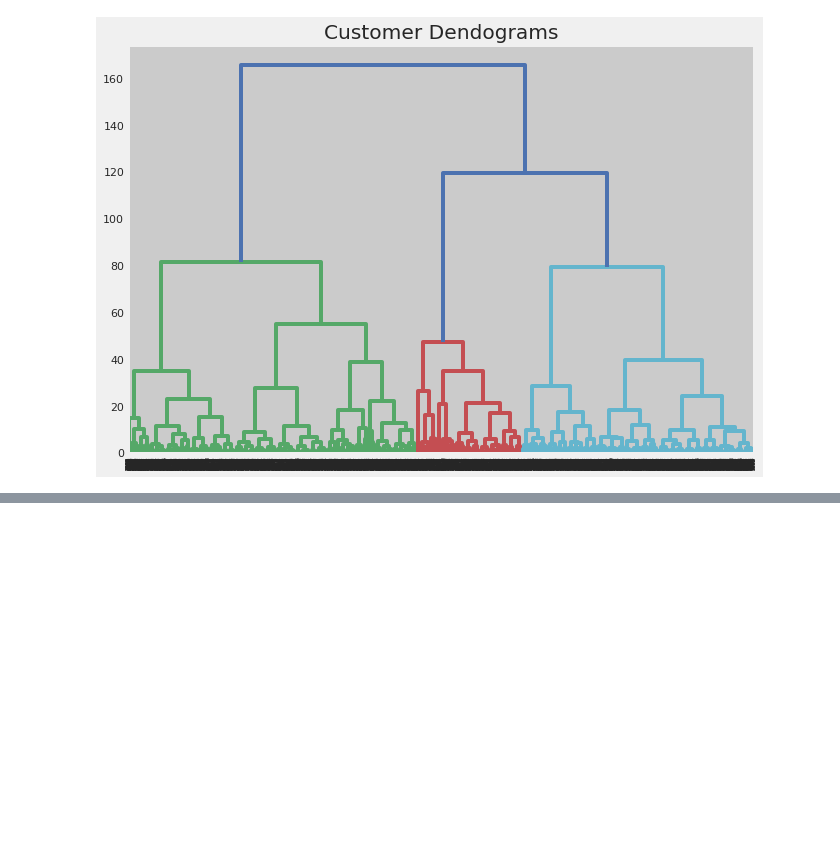
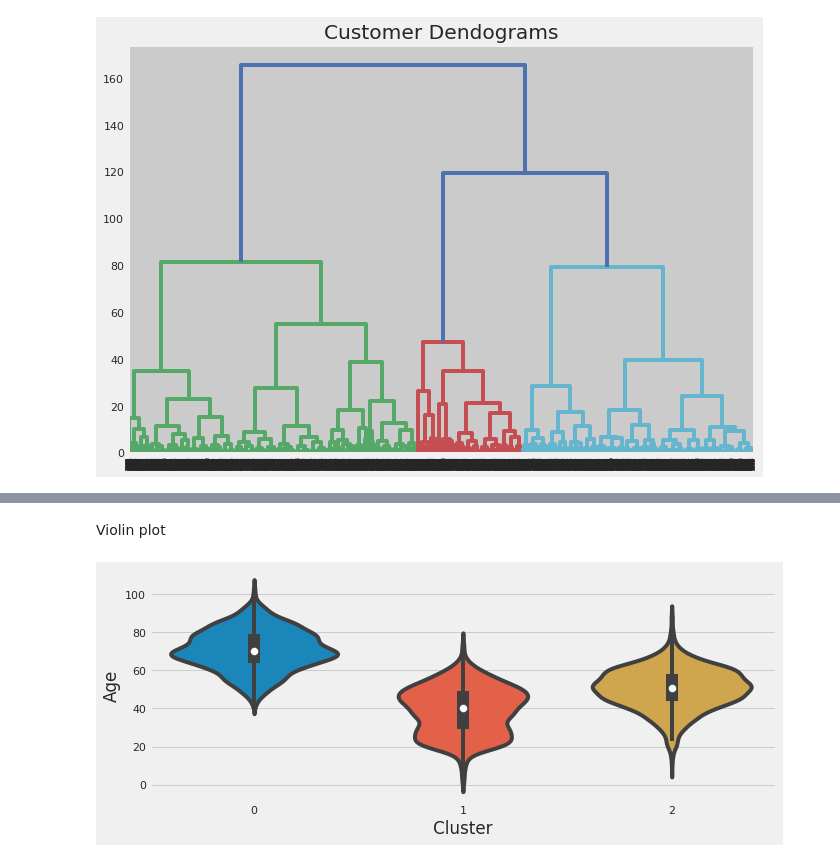
Before and after one commit to ennio-guzman/DataScienceLab, a Jupyter notebook: Data_science_lab.ipynb, the cells around one changed output, grey strips where cells are left out. Drawn from its saved outputs; the diff is of its cells as text; code cells hidden in the pictures; blank space fills up the shorter version.

```diff
--- a/Data_science_lab.ipynb
+++ b/Data_science_lab.ipynb
@@ -306,0 +342,12 @@ y_hc = hc.fit_predict(X)
+# %% [markdown]
+Violin plot
+# %%
+data_clustered_violin = Data_clustered_1[[ 'BondInvestments', 'Age', 'Cluster']]
+data_clustered_violin.head()
+
+
+#sns.violinplot(x=data_clustered_violin.Cluster)
+sns.violinplot(x=Data_clustered_1.Cluster, y=Data_clustered_1.Age)
+plt.show()
+# %% [output]
+[figure, added]
```
Also changed, not shown: parts of 7 cells of this notebook.
